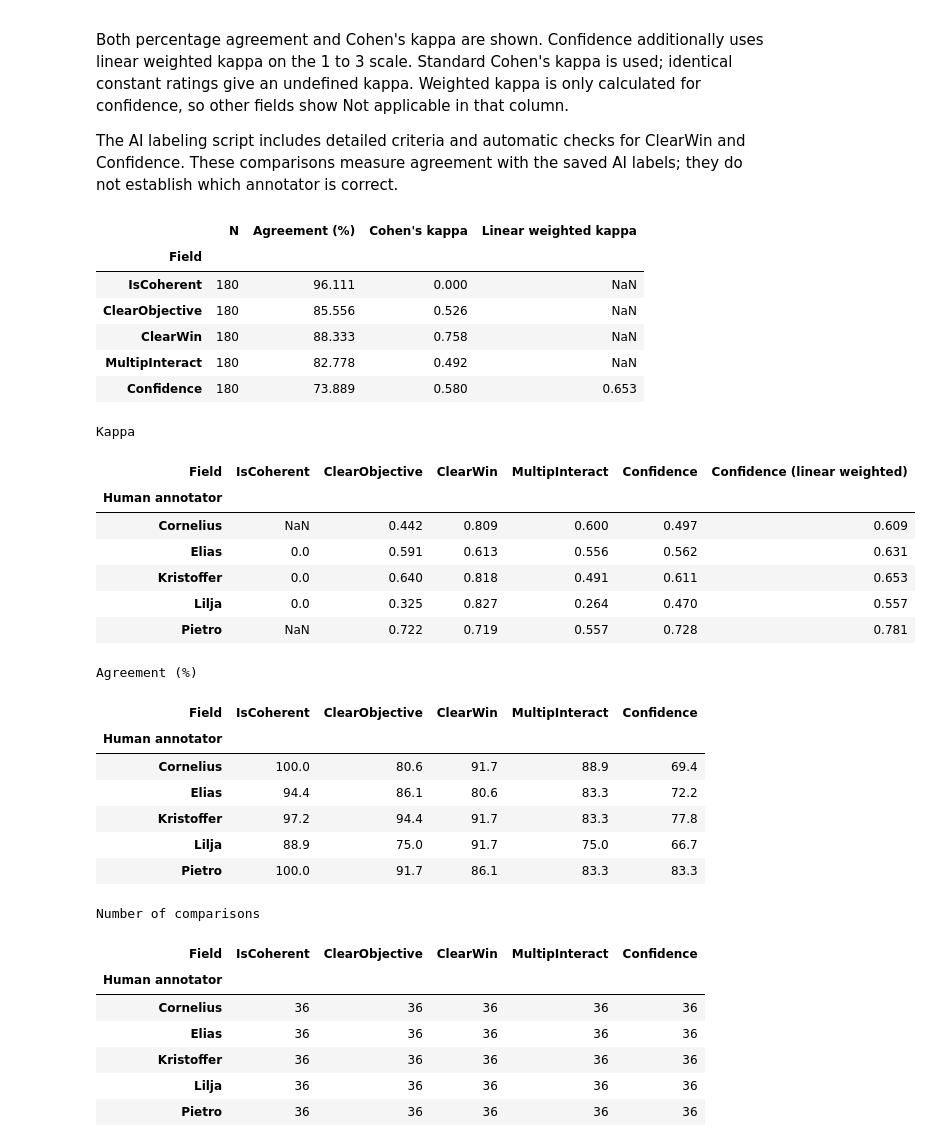
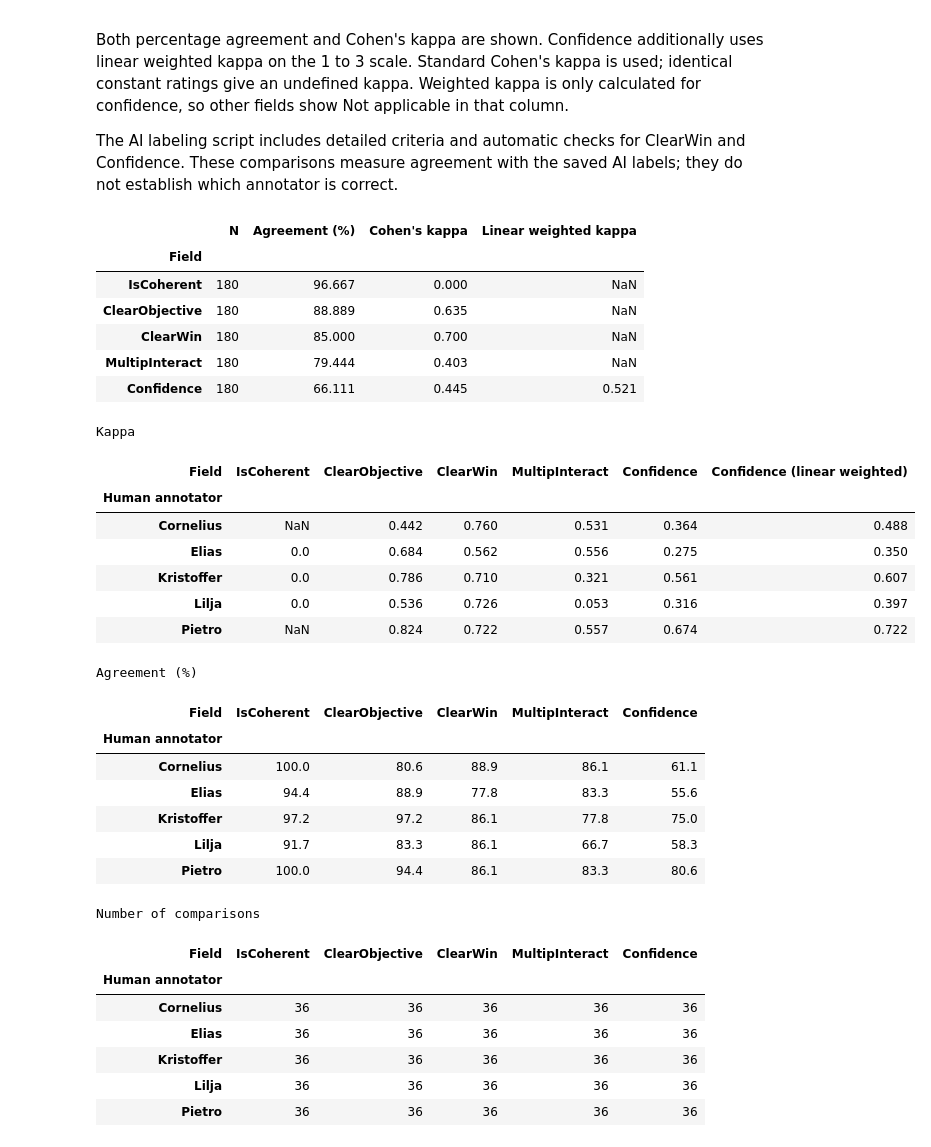
Before and after one commit to Corny2300/PolyCats, a Jupyter notebook: Boardgames/annotator_agreement.ipynb, the cells around one changed output. Cells and saved outputs as stored; diff of their text form; code cells hidden in the pictures.

Commit message:
chore: renamed output file names and code forannotators agreement

```diff
--- a/Boardgames/annotatore_agreement.ipynb
+++ b/Boardgames/annotator_agreement.ipynb
@@ -15,7 +15,7 @@ from pathlib import Path
 import pandas as pd
 import numpy as np
 
-workbook = Path("Data/Annotations_w_desc_text.xlsx")
+workbook = Path("Data/games_annotated_humans.xlsx")
 annotations = pd.read_excel(workbook)
 # %%
 annotations.head()
@@ -139,50 +147,50 @@ Both percentage agreement and Cohen's kappa are shown. Confidence additionally u
 
 The AI labeling script includes detailed criteria and automatic checks for ClearWin and Confidence. These comparisons measure agreement with the saved AI labels; they do not establish which annotator is correct.
 # %%
-ai_annotations = pd.read_excel("ai_annotation/games_annotated.xlsx", sheet_name="annotations")
+ai_annotations = pd.read_excel("Data/90_games_annotated_qwen38.xlsx", sheet_name="annotations")
 assert annotations["BGGId"].is_unique and ai_annotations["BGGId"].is_unique
 assert set(annotations["BGGId"]) == set(ai_annotations["BGGId"])
 ai = ai_annotations.set_index("BGGId").loc[annotations["BGGId"], fields].reset_index(drop=True)
 for field in fields:
     assert ai[field].isin(scales[field]).all(), f"Invalid AI score in {field}"
 
 human_scores = pd.concat([first, second], ignore_index=True)
 ai_scores = pd.concat([ai, ai], ignore_index=True)
 annotators = pd.concat(
     [annotations["Annotator1"], annotations["Annotator2"]], ignore_index=True
 )
 assert annotators.notna().all()
 human_ai_overall = compare_scores(human_scores, ai_scores)
 human_ai_by_annotator = pd.concat({
     name: compare_scores(human_scores.loc[indices], ai_scores.loc[indices])
     for name, indices in annotators.groupby(annotators).groups.items()
 }, names=["Human annotator"])
 
 show_comparisons(human_ai_overall, human_ai_by_annotator)
 # %% [output]
 |  | N | Agreement (%) | Cohen's kappa | Linear weighted kappa |
 | Field |  |  |  |  |
-| IsCoherent | 180 | 96.111 | 0.000 | NaN |
-| ClearObjective | 180 | 85.556 | 0.526 | NaN |
-| ClearWin | 180 | 88.333 | 0.758 | NaN |
-| MultipInteract | 180 | 82.778 | 0.492 | NaN |
-| Confidence | 180 | 73.889 | 0.580 | 0.653 |
+| IsCoherent | 180 | 96.667 | 0.000 | NaN |
+| ClearObjective | 180 | 88.889 | 0.635 | NaN |
+| ClearWin | 180 | 85.000 | 0.700 | NaN |
+| MultipInteract | 180 | 79.444 | 0.403 | NaN |
+| Confidence | 180 | 66.111 | 0.445 | 0.521 |
 Kappa
 | Field | IsCoherent | ClearObjective | ClearWin | MultipInteract | Confidence | Confidence (linear weighted) |
 | Human annotator |  |  |  |  |  |  |
-| Cornelius | NaN | 0.442 | 0.809 | 0.600 | 0.497 | 0.609 |
-| Elias | 0.0 | 0.591 | 0.613 | 0.556 | 0.562 | 0.631 |
-| Kristoffer | 0.0 | 0.640 | 0.818 | 0.491 | 0.611 | 0.653 |
-| Lilja | 0.0 | 0.325 | 0.827 | 0.264 | 0.470 | 0.557 |
-| Pietro | NaN | 0.722 | 0.719 | 0.557 | 0.728 | 0.781 |
+| Cornelius | NaN | 0.442 | 0.760 | 0.531 | 0.364 | 0.488 |
+| Elias | 0.0 | 0.684 | 0.562 | 0.556 | 0.275 | 0.350 |
+| Kristoffer | 0.0 | 0.786 | 0.710 | 0.321 | 0.561 | 0.607 |
+| Lilja | 0.0 | 0.536 | 0.726 | 0.053 | 0.316 | 0.397 |
+| Pietro | NaN | 0.824 | 0.722 | 0.557 | 0.674 | 0.722 |
 Agreement (%)
 | Field | IsCoherent | ClearObjective | ClearWin | MultipInteract | Confidence |
 | Human annotator |  |  |  |  |  |
-| Cornelius | 100.0 | 80.6 | 91.7 | 88.9 | 69.4 |
-| Elias | 94.4 | 86.1 | 80.6 | 83.3 | 72.2 |
-| Kristoffer | 97.2 | 94.4 | 91.7 | 83.3 | 77.8 |
-| Lilja | 88.9 | 75.0 | 91.7 | 75.0 | 66.7 |
-| Pietro | 100.0 | 91.7 | 86.1 | 83.3 | 83.3 |
+| Cornelius | 100.0 | 80.6 | 88.9 | 86.1 | 61.1 |
+| Elias | 94.4 | 88.9 | 77.8 | 83.3 | 55.6 |
+| Kristoffer | 97.2 | 97.2 | 86.1 | 77.8 | 75.0 |
+| Lilja | 91.7 | 83.3 | 86.1 | 66.7 | 58.3 |
+| Pietro | 100.0 | 94.4 | 86.1 | 83.3 | 80.6 |
 Number of comparisons
 | Field | IsCoherent | ClearObjective | ClearWin | MultipInteract | Confidence |
 | Human annotator |  |  |  |  |  |
```
Also changed, not shown: parts of 2 cells of this notebook, 2 other files.
